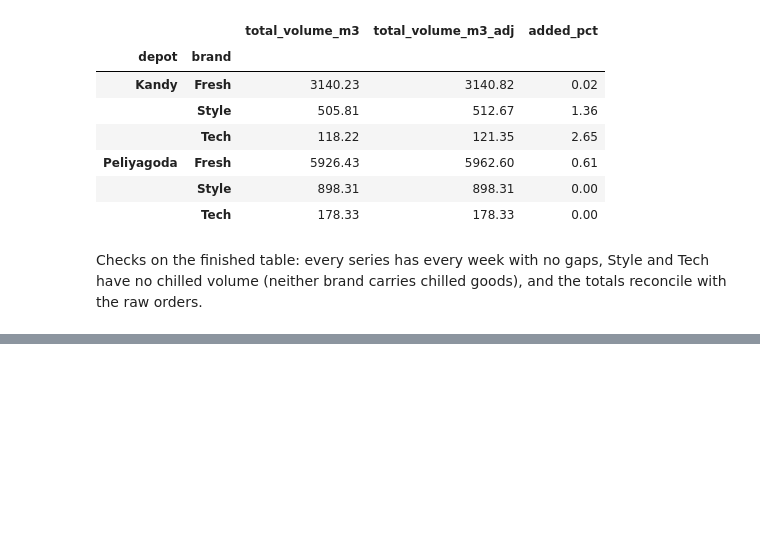
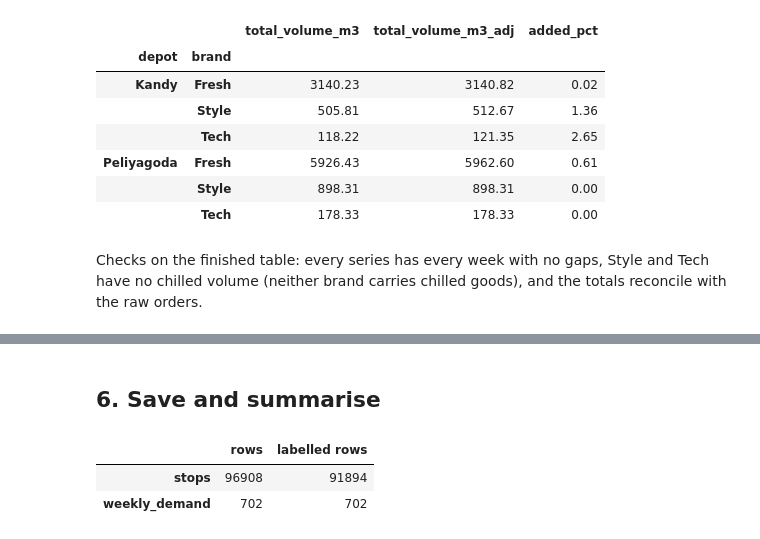
Before and after one commit to sameera-ekanayaka/Xora_Datathon, a Jupyter notebook: notebooks/03_label_construction.ipynb, the cells around one changed output, grey strips where cells are left out. Saved outputs shown, nothing was run; the diff lists cells and outputs as text; code cells hidden in the pictures; blank space fills up the shorter version.

Commit message:
Save labelled stops and weekly demand, and add a label card

```diff
--- a/notebooks/03_label_construction.ipynb
+++ b/notebooks/03_label_construction.ipynb
@@ -317,3 +317,17 @@ weekly.tail(6)
 | 699 | Peliyagoda | Tech | 2026 | 11 | 21.290 | 0.0 | 7 | test inputs | ... |
 | 700 | Peliyagoda | Tech | 2026 | 12 | 33.188 | 0.0 | 11 | test inputs | ... |
 | 701 | Peliyagoda | Tech | 2026 | 13 | 37.519 | 0.0 | 11 | test inputs | ... |
+# %% [markdown]
+## 6. Save and summarise
+# %%
+save_processed(stops, "stops")
+save_processed(weekly, "weekly_demand")
+
+pd.DataFrame({
+    "rows": [len(stops), len(weekly)],
+    "labelled rows": [int(stops.service_min.notna().sum()), len(weekly)],
+}, index=["stops", "weekly_demand"])
+# %% [output]
+|  | rows | labelled rows |
+| stops | 96908 | 91894 |
+| weekly_demand | 702 | 702 |
```
Also changed, not shown: parts of 1 cell of this notebook.
